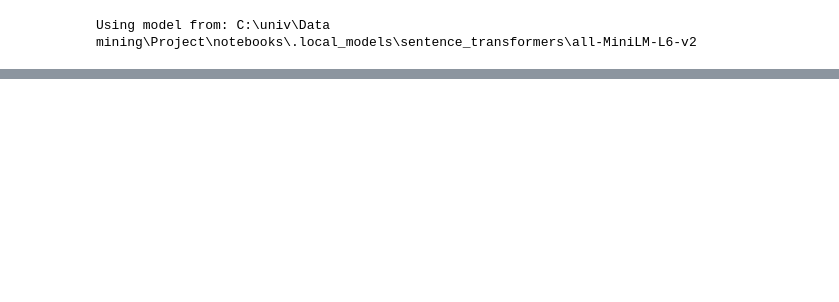
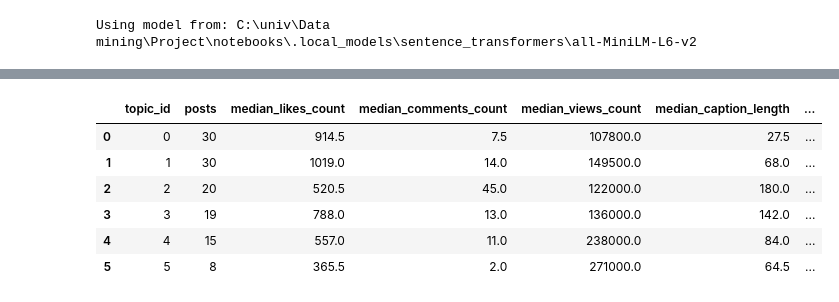
Before and after one commit to Mohammad-Nabulsi/marketing, a Jupyter notebook: notebooks/Untitled9.ipynb, the cells around one changed output, grey strips where cells are left out. Cells and saved outputs as stored; diff of their text form; code cells hidden in the pictures; blank space fills up the shorter version.

Commit message:
BERTopic usable baseline, hashtag association, kpi on dataset and demo dataset, chec kpi post modifications

```diff
--- a/notebooks/Untitled9.ipynb
+++ b/notebooks/Untitled9.ipynb
@@ -144 +421,53 @@ topic_model.visualize_barchart(top_n_topics=10)
+# %%
+import pandas as pd
+import numpy as np
+
+# Make sure topic_id exists
+df = df.copy()
+df["topic_id"] = topics
+
+# Remove outlier topic -1
+df_topics = df[df["topic_id"] != -1].copy()
+
+# Numeric columns you may have
+possible_numeric_cols = [
+    "view_rate",
+    "engagement_rate",
+    "likes_count",
+    "comments_count",
+    "views_count",
+    "caption_length",
+    "hashtags_count",
+    "emoji_count"
+]
+
+numeric_cols = [c for c in possible_numeric_cols if c in df_topics.columns]
+
+# Base topic summary
+topic_summary = (
+    df_topics
+    .groupby("topic_id")
+    .agg(
+        posts=("topic_id", "size"),
+        **{
+            f"median_{col}": (col, "median")
+            for col in numeric_cols
+        },
+        **{
+            f"mean_{col}": (col, "mean")
+            for col in numeric_cols
+        }
+    )
+    .reset_index()
+)
+
+topic_summary
+# %% [output]
+|  | topic_id | posts | median_likes_count | median_comments_count | median_views_count | median_caption_length | ... |
+| 0 | 0 | 30 | 914.5 | 7.5 | 107800.0 | 27.5 | ... |
+| 1 | 1 | 30 | 1019.0 | 14.0 | 149500.0 | 68.0 | ... |
+| 2 | 2 | 20 | 520.5 | 45.0 | 122000.0 | 180.0 | ... |
+| 3 | 3 | 19 | 788.0 | 13.0 | 136000.0 | 142.0 | ... |
+| 4 | 4 | 15 | 557.0 | 11.0 | 238000.0 | 84.0 | ... |
+| 5 | 5 | 8 | 365.5 | 2.0 | 271000.0 | 64.5 | ... |
 # %%
```
Also changed, not shown: parts of 19 cells of this notebook, 26 other files.
